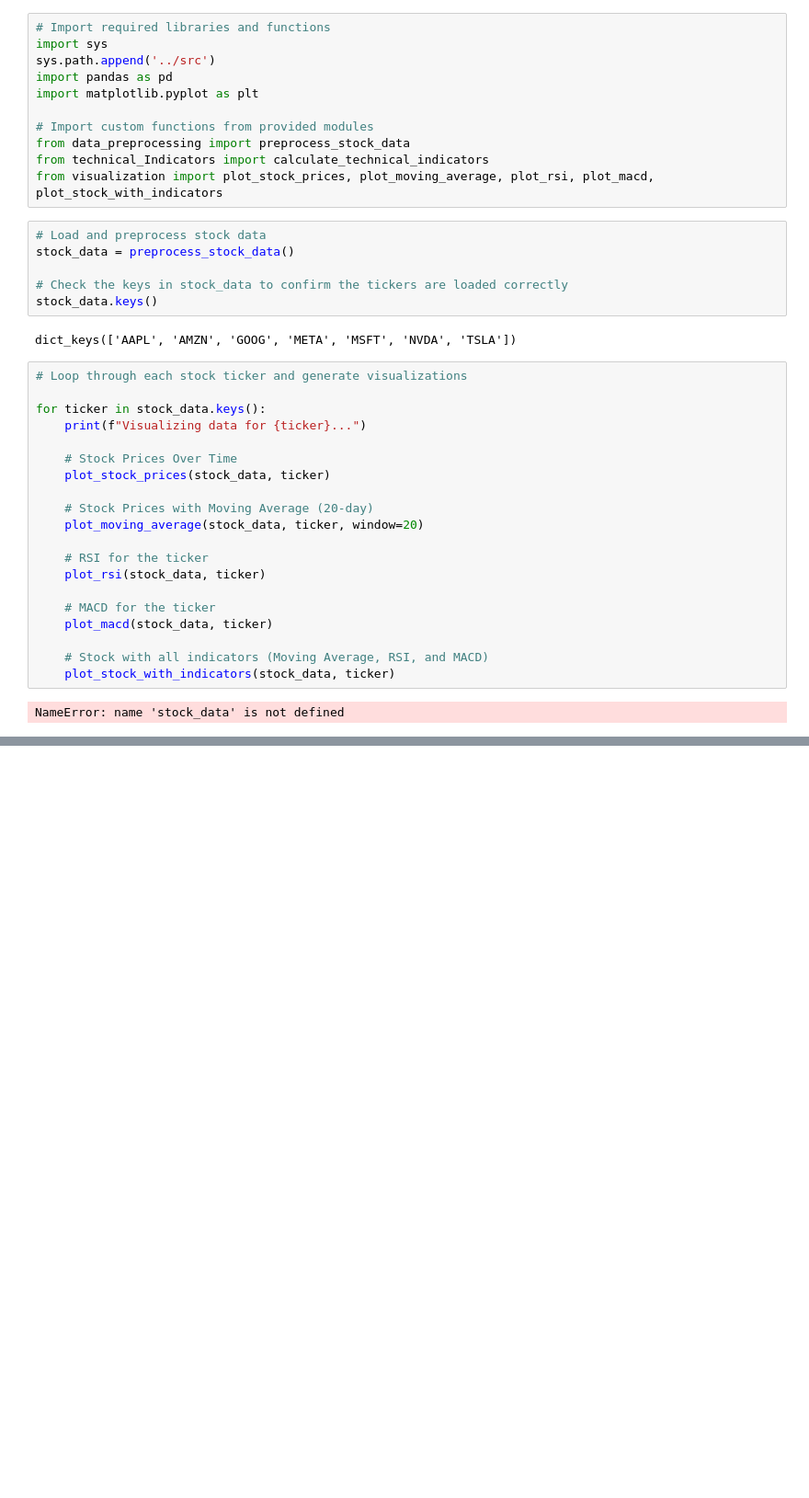
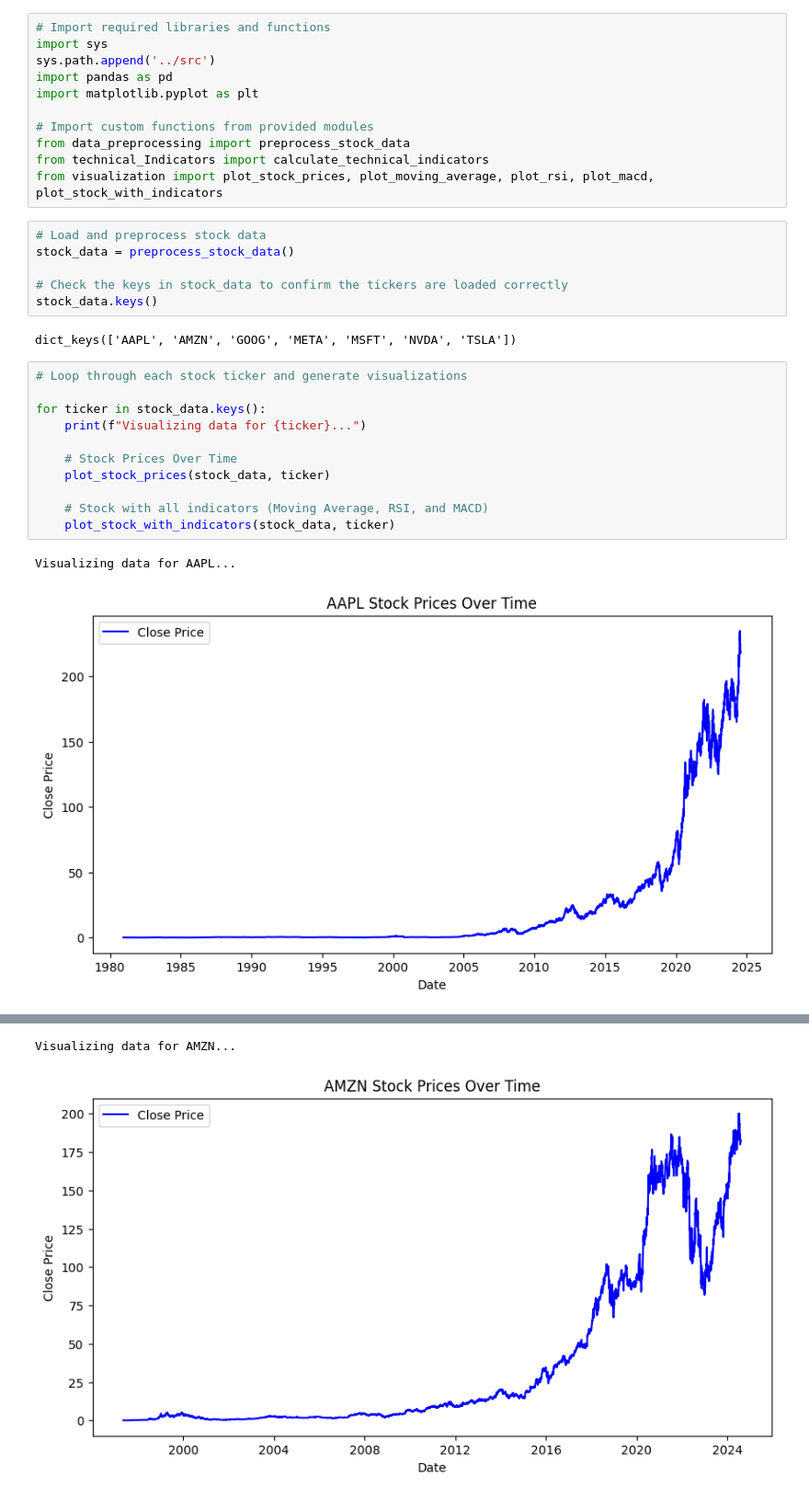
Before and after one commit to b-sam16/FinNews-and-Stock-market-Analysis, a Jupyter notebook: notebooks/task_2.ipynb, the cells around one changed output, grey strips where cells are left out. Shown at 92% size. Drawn from its saved outputs; the diff is of its cells as text; blank space fills up the shorter version.

Commit message:
Fixed some errors on runing visualizing the indicators.

```diff
--- a/notebooks/task_2.ipynb
+++ b/notebooks/task_2.ipynb
@@ -20,22 +20,14 @@ dict_keys(['AAPL', 'AMZN', 'GOOG', 'META', 'MSFT', 'NVDA', 'TSLA'])
 # %%
 # Loop through each stock ticker and generate visualizations
 
 for ticker in stock_data.keys():
     print(f"Visualizing data for {ticker}...")
 
     # Stock Prices Over Time
     plot_stock_prices(stock_data, ticker)
 
-    # Stock Prices with Moving Average (20-day)
-    plot_moving_average(stock_data, ticker, window=20)
-
-    # RSI for the ticker
-    plot_rsi(stock_data, ticker)
-
-    # MACD for the ticker
-    plot_macd(stock_data, ticker)
-
     # Stock with all indicators (Moving Average, RSI, and MACD)
     plot_stock_with_indicators(stock_data, ticker)
 # %% [output]
-NameError: name 'stock_data' is not defined
+Visualizing data for AAPL...
+[figure, added]
@@ -41,0 +35,2 @@ NameError: name 'stock_data' is not defined
+Visualizing data for AMZN...
+[figure, added]
```
Also changed, not shown: parts of 1 cell of this notebook.
